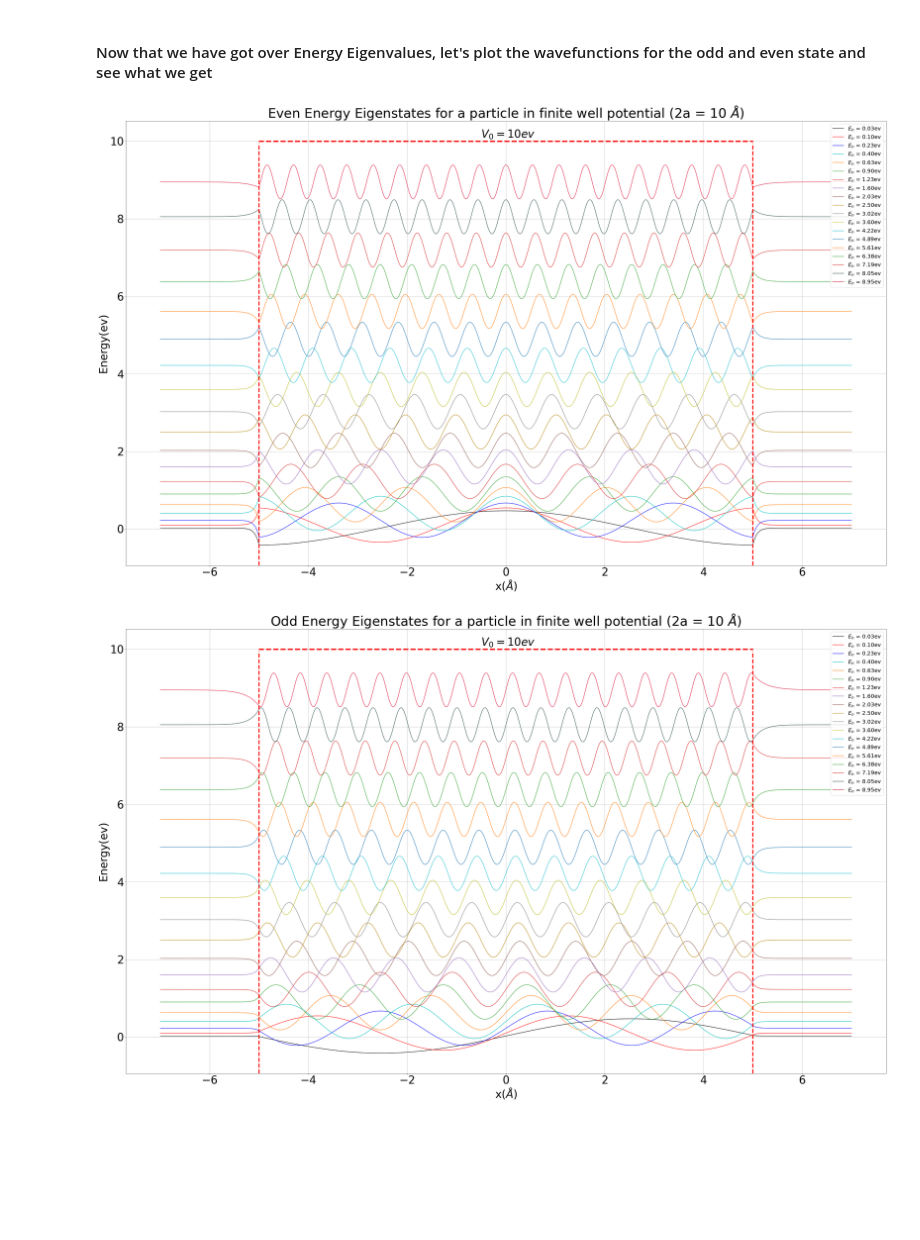
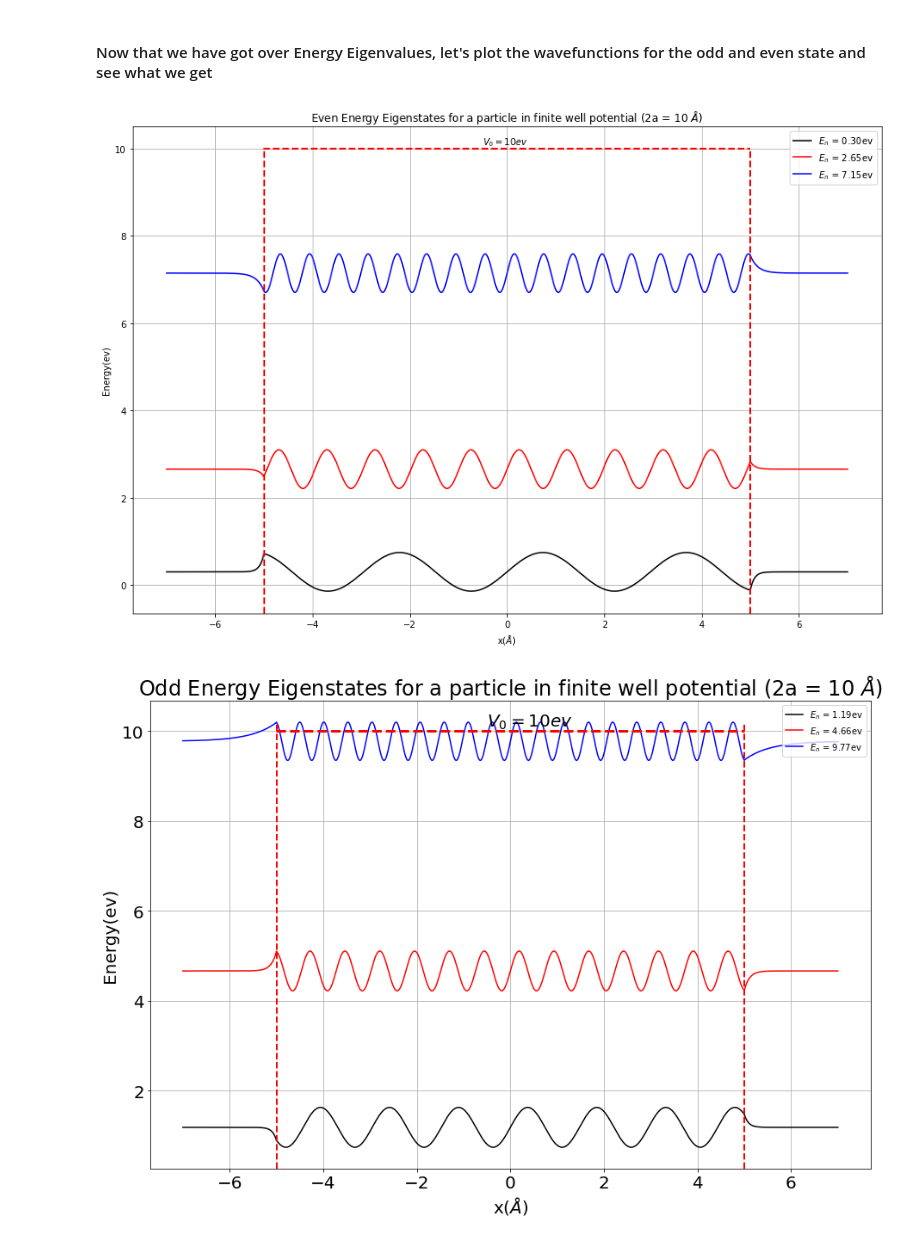
Before and after one commit to pranav-satheesh/Numerical_Methods_Git_Page, a Jupyter notebook: Non linear equations/Root Finding Python/Finite Potential Well.ipynb, the cells around one changed output. Drawn from its saved outputs; the diff is of its cells as text; code cells hidden in the pictures; blank space fills up the shorter version.

```diff
--- a/Non linear equations/Root Finding Python/Finite Potential Well.ipynb
+++ b/Non linear equations/Root Finding Python/Finite Potential Well.ipynb
@@ -32,7 +36,7 @@ def feven(E):
     V0 = 10.0 #ev
     a = 5 #Angstrom
 
-    hsq = 0.131 #me ev Angstrom^2
+    hsq = 7.62195 #me ev Angstrom^2
 
     alpha = np.sqrt((2*m*E)/hsq)
     beta = np.sqrt((2*m*(V0-E))/hsq)
@@ -264,40 +205,25 @@ def plot_wavefunction(En,color):
 
     return None
 # %%
-plt.rc('font', size=40)
+plt.rc('font', size=10)
 
-plt.figure(figsize=[50,30])
+plt.figure(figsize=[15,10])
 plot_wavefunction(0,"k-")
 plot_wavefunction(1,"r")
 plot_wavefunction(2,"b-")
-plot_wavefunction(3,"c-")
-plot_wavefunction(4,"C1")
-plot_wavefunction(5,"C2")
-plot_wavefunction(6,"C3")
-plot_wavefunction(7,"C4")
-plot_wavefunction(8,"C5")
-plot_wavefunction(9,"darkgoldenrod")
-plot_wavefunction(10,"C7")
-plot_wavefunction(11,"C8")
-plot_wavefunction(12,"C9")
-plot_wavefunction(13,"C10")
-plot_wavefunction(14,"C11")
-plot_wavefunction(15,"C12")
-plot_wavefunction(16,"C13")
-plot_wavefunction(17,"darkslategray")
-plot_wavefunction(18,"crimson")
+
 plt.grid()
-plt.axvline(x=5, linewidth=4, ymax=0.95,color='r',linestyle="--")
-plt.axvline(x=-5, linewidth=4, ymax=0.95,color='r',linestyle="--")
-plt.axhline(y=10,linewidth=5,xmin=0.175,xmax=1-0.175,color='r',linestyle="--")
+plt.axvline(x=5, linewidth=2, ymax=0.95,color='r',linestyle="--")
+plt.axvline(x=-5, linewidth=2, ymax=0.95,color='r',linestyle="--")
+plt.axhline(y=10,linewidth=2,xmin=0.175,xmax=1-0.175,color='r',linestyle="--")
 plt.xlabel("x($\AA$)")
 plt.ylabel("Energy(ev)")
 plt.title("Even Energy Eigenstates for a particle in finite well potential (2a = 10 $\AA$)")
-plt.text(-0.5,10.1, r'$V_0 = 10 ev$', {'color': 'k', 'fontsize': 40})
-plt.legend(prop={"size":20},loc=1)
+plt.text(-0.5,10.1, r'$V_0 = 10 ev$', {'color': 'k', 'fontsize': 10})
+plt.legend(prop={"size":10},loc=1)
 plt.savefig("Evenenergystates.pdf")
 # %% [output]
-[figure, old version]
+[figure, new version]
 # %%
 def region1(x,E):
     m = 1.0 #me;
@@ -351,37 +277,21 @@ def plot_wavefunction_odd(En,color):
 
     return None
 # %%
-plt.rc('font', size=40)
+plt.rc('font', size=20)
 
-plt.figure(figsize=[50,30])
+plt.figure(figsize=[15,10])
 plot_wavefunction_odd(0,"k-")
 plot_wavefunction_odd(1,"r")
 plot_wavefunction_odd(2,"b-")
-plot_wavefunction_odd(3,"c-")
-plot_wavefunction_odd(4,"C1")
-plot_wavefunction_odd(5,"C2")
-plot_wavefunction_odd(6,"C3")
-plot_wavefunction_odd(7,"C4")
-plot_wavefunction_odd(8,"C5")
-plot_wavefunction_odd(9,"darkgoldenrod")
-plot_wavefunction_odd(10,"C7")
-plot_wavefunction_odd(11,"C8")
-plot_wavefunction_odd(12,"C9")
-plot_wavefunction_odd(13,"C10")
-plot_wavefunction_odd(14,"C11")
-plot_wavefunction_odd(15,"C12")
-plot_wavefunction_odd(16,"C13")
-plot_wavefunction_odd(17,"darkslategray")
-plot_wavefunction_odd(18,"crimson")
 plt.grid()
-plt.axvline(x=5, linewidth=4, ymax=0.95,color='r',linestyle="--")
-plt.axvline(x=-5, linewidth=4, ymax=0.95,color='r',linestyle="--")
-plt.axhline(y=10,linewidth=5,xmin=0.175,xmax=1-0.175,color='r',linestyle="--")
+plt.axvline(x=5, linewidth=2, ymax=0.95,color='r',linestyle="--")
+plt.axvline(x=-5, linewidth=2, ymax=0.95,color='r',linestyle="--")
+plt.axhline(y=10,linewidth=3,xmin=0.175,xmax=1-0.175,color='r',linestyle="--")
 plt.xlabel("x($\AA$)")
 plt.ylabel("Energy(ev)")
 plt.title("Odd Energy Eigenstates for a particle in finite well potential (2a = 10 $\AA$)")
-plt.text(-0.5,10.1, r'$V_0 = 10 ev$', {'color': 'k', 'fontsize': 40})
-plt.legend(prop={"size":20},loc=1)
+plt.text(-0.5,10.1, r'$V_0 = 10 ev$', {'color': 'k', 'fontsize': 20})
+plt.legend(prop={"size":10},loc=1)
 plt.savefig("Oddenergystates.pdf")
 # %% [output]
-[figure, old version]
+[figure, new version]
```
Also changed, not shown: parts of 14 cells of this notebook, 2 other files.
